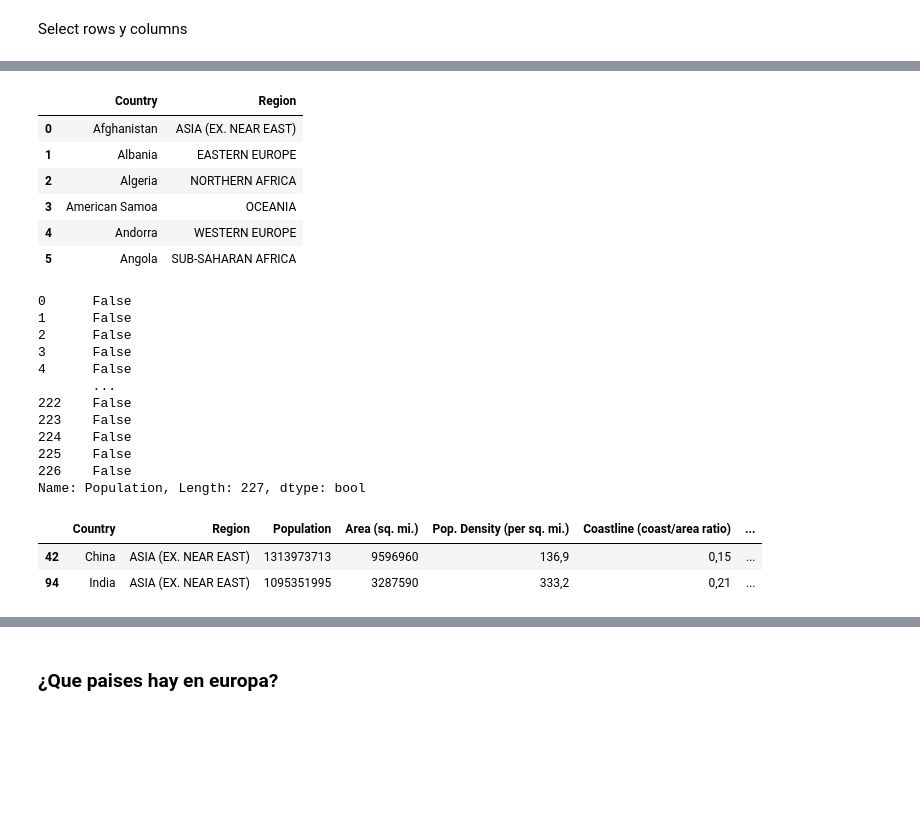
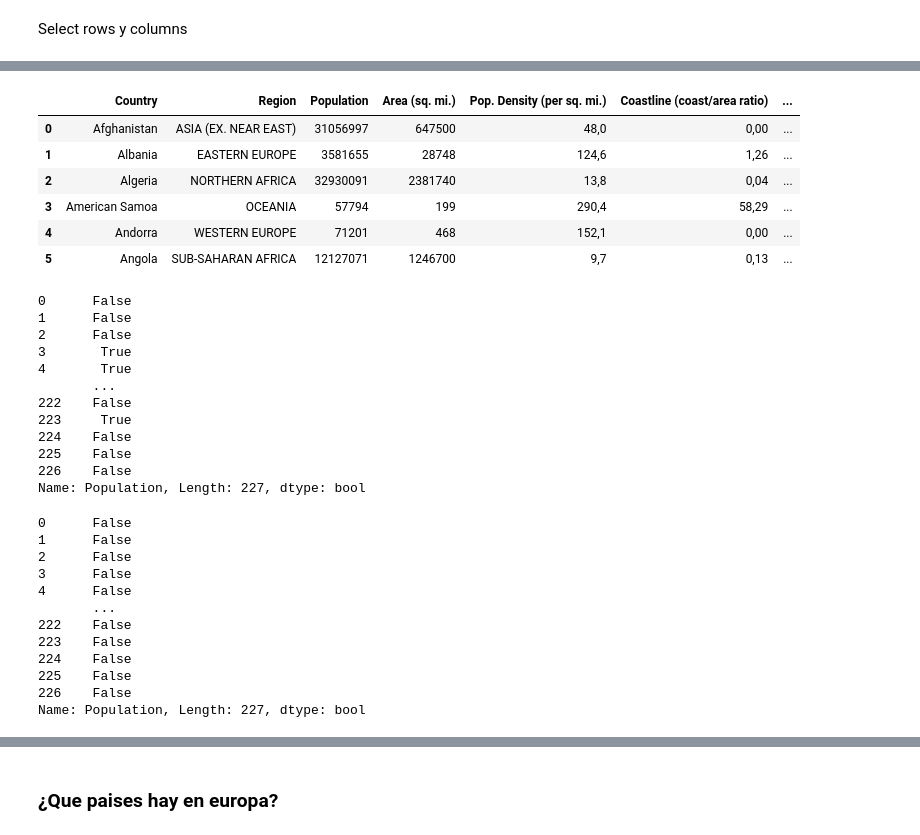
Before and after one commit to tomascony99/UCEMA, a Jupyter notebook: 03-pandas/03_00_0_teoria.ipynb, the cells around one changed output, grey strips where cells are left out. Cells and saved outputs as stored; diff of their text form; code cells hidden in the pictures; blank space fills up the shorter version.

```diff
--- a/03-pandas/03_00_0_teoria.ipynb
+++ b/03-pandas/03_00_0_teoria.ipynb
@@ -13,4 +13,4 @@ countries.csv      spam.csv           ventas_comercial
 # %%
-path_file= "data/countries.csv"
+ubicacion_del_archivo = "data/countries.csv"
 # %%
 import pandas as pd
@@ -17,2 +23,2 @@ import pandas as pd
 # %%
-df = pd.read_csv(path_file)
+df = pd.read_csv(ubicacion_del_archivo)
@@ -102,24 +216,24 @@ Select rows y columns
 # %%
-df.loc[0:5,["Country","Region"]]
+df.loc[0:5,]
 # %% [output]
-|  | Country | Region |
-| 0 | Afghanistan | ASIA (EX. NEAR EAST) |
-| 1 | Albania | EASTERN EUROPE |
-| 2 | Algeria | NORTHERN AFRICA |
-| 3 | American Samoa | OCEANIA |
-| 4 | Andorra | WESTERN EUROPE |
-| 5 | Angola | SUB-SAHARAN AFRICA |
+|  | Country | Region | Population | Area (sq. mi.) | Pop. Density (per sq. mi.) | Coastline (coast/area ratio) | ... |
+| 0 | Afghanistan | ASIA (EX. NEAR EAST) | 31056997 | 647500 | 48,0 | 0,00 | ... |
+| 1 | Albania | EASTERN EUROPE | 3581655 | 28748 | 124,6 | 1,26 | ... |
+| 2 | Algeria | NORTHERN AFRICA | 32930091 | 2381740 | 13,8 | 0,04 | ... |
+| 3 | American Samoa | OCEANIA | 57794 | 199 | 290,4 | 58,29 | ... |
+| 4 | Andorra | WESTERN EUROPE | 71201 | 468 | 152,1 | 0,00 | ... |
+| 5 | Angola | SUB-SAHARAN AFRICA | 12127071 | 1246700 | 9,7 | 0,13 | ... |
 # %%
-df["Population"]>1_000_000_000
+df["Population"] < 500000
 # %% [output]
 0      False
 1      False
 2      False
-3      False
-4      False
+3       True
+4       True
        ...
 222    False
-223    False
+223     True
 224    False
 225    False
 226    False
@@ -129,6 +243,15 @@ filter = df["Population"]>1_000_000_000
-# %%
-df[filter]
-# %% [output]
-|  | Country | Region | Population | Area (sq. mi.) | Pop. Density (per sq. mi.) | Coastline (coast/area ratio) | ... |
-| 42 | China | ASIA (EX. NEAR EAST) | 1313973713 | 9596960 | 136,9 | 0,15 | ... |
-| 94 | India | ASIA (EX. NEAR EAST) | 1095351995 | 3287590 | 333,2 | 0,21 | ... |
+# %%
+condicion
+# %% [output]
+0      False
+1      False
+2      False
+3      False
+4      False
+       ...
+222    False
+223    False
+224    False
+225    False
+226    False
+Name: Population, Length: 227, dtype: bool
```
Also changed, not shown: parts of 27 cells of this notebook, 3 other files.
